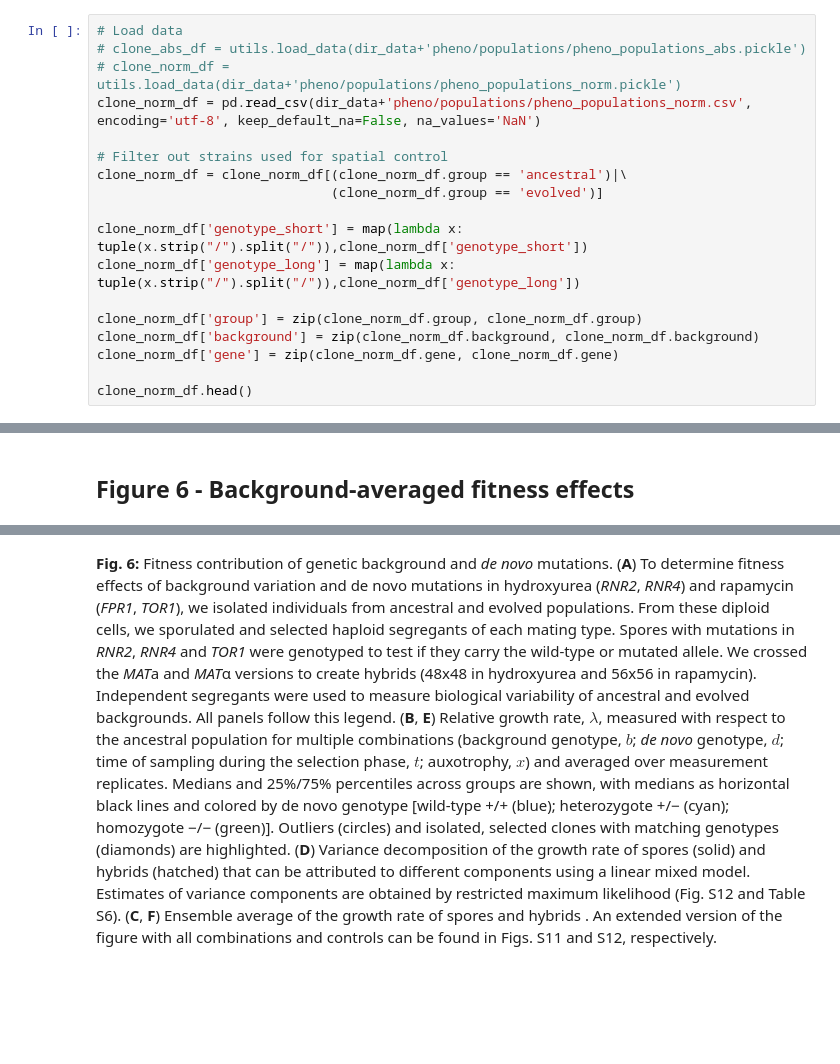
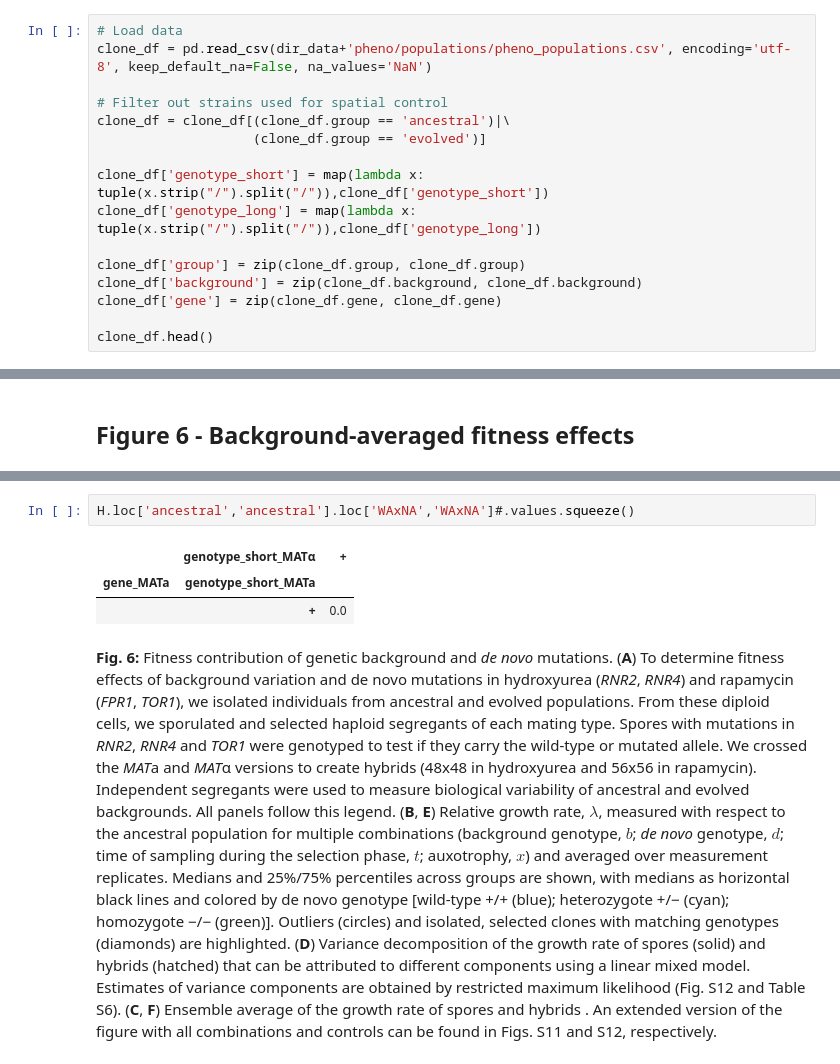
Before and after one commit to ivazquez/clonal-heterogeneity, a Jupyter notebook: src/figure6.ipynb, the cells around one changed output, grey strips where cells are left out. Drawn from its saved outputs; the diff is of its cells as text; blank space fills up the shorter version.

Commit message:
Final CSV files for Supplemental Data

```diff
--- a/src/figure6.ipynb
+++ b/src/figure6.ipynb
@@ -111,22 +107,20 @@ hybrids_norm_df.head()  # show dataframe header to stdout
 ### Clones
 # %%
 # Load data
-# clone_abs_df = utils.load_data(dir_data+'pheno/populations/pheno_populations_abs.pickle')
-# clone_norm_df = utils.load_data(dir_data+'pheno/populations/pheno_populations_norm.pickle')
-clone_norm_df = pd.read_csv(dir_data+'pheno/populations/pheno_populations_norm.csv', encoding='utf-8', keep_default_na=False, na_values='NaN')
+clone_df = pd.read_csv(dir_data+'pheno/populations/pheno_populations.csv', encoding='utf-8', keep_default_na=False, na_values='NaN')
 
 # Filter out strains used for spatial control
-clone_norm_df = clone_norm_df[(clone_norm_df.group == 'ancestral')|\
-                              (clone_norm_df.group == 'evolved')]
+clone_df = clone_df[(clone_df.group == 'ancestral')|\
+                    (clone_df.group == 'evolved')]
 
-clone_norm_df['genotype_short'] = map(lambda x: tuple(x.strip("/").split("/")),clone_norm_df['genotype_short'])
-clone_norm_df['genotype_long'] = map(lambda x: tuple(x.strip("/").split("/")),clone_norm_df['genotype_long'])
+clone_df['genotype_short'] = map(lambda x: tuple(x.strip("/").split("/")),clone_df['genotype_short'])
+clone_df['genotype_long'] = map(lambda x: tuple(x.strip("/").split("/")),clone_df['genotype_long'])
 
-clone_norm_df['group'] = zip(clone_norm_df.group, clone_norm_df.group)
-clone_norm_df['background'] = zip(clone_norm_df.background, clone_norm_df.background)
-clone_norm_df['gene'] = zip(clone_norm_df.gene, clone_norm_df.gene)
+clone_df['group'] = zip(clone_df.group, clone_df.group)
+clone_df['background'] = zip(clone_df.background, clone_df.background)
+clone_df['gene'] = zip(clone_df.gene, clone_df.gene)
 
-clone_norm_df.head()
+clone_df.head()
 # %% [output]
 |  | selection | environment | run | index | plate | row | column | group | population | background | ... |
 | 0 | HU | HU | 1 | 0 | 0 | 0 | 0 | (ancestral, ancestral) | WAxNA_F12_1_HU | (WAxNA, WAxNA) | ... |
@@ -555,4 +549,10 @@ plot.save_figure(dir_paper+'figures/figure6/figure6')
 plt.show()
 # %% [output]
 [figure]
+# %%
+H.loc['ancestral','ancestral'].loc['WAxNA','WAxNA']#.values.squeeze()
+# %% [output]
+|  | genotype_short_MATα | + |
+| gene_MATa | genotype_short_MATa |  |
+|  | + | 0.0 |
 # %% [markdown]
```
Also changed, not shown: parts of 8 cells of this notebook, 45 other files.
